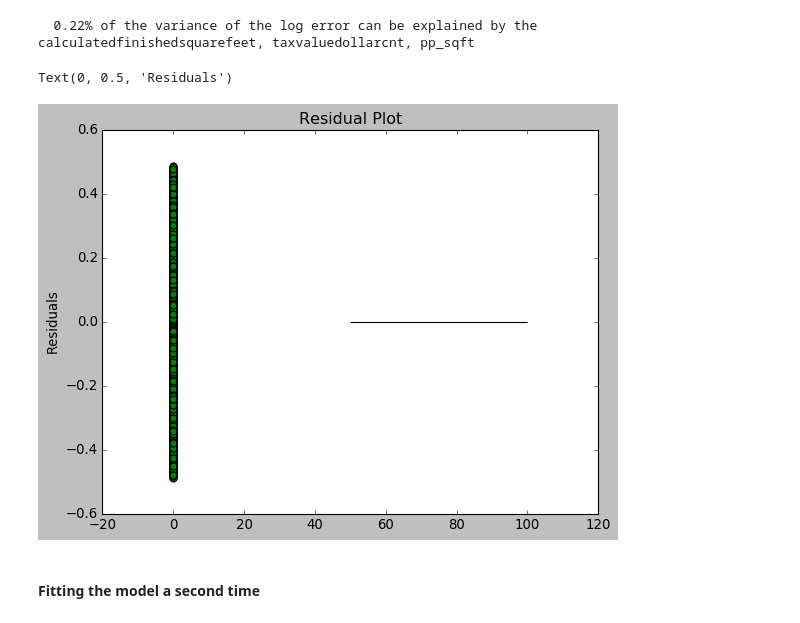
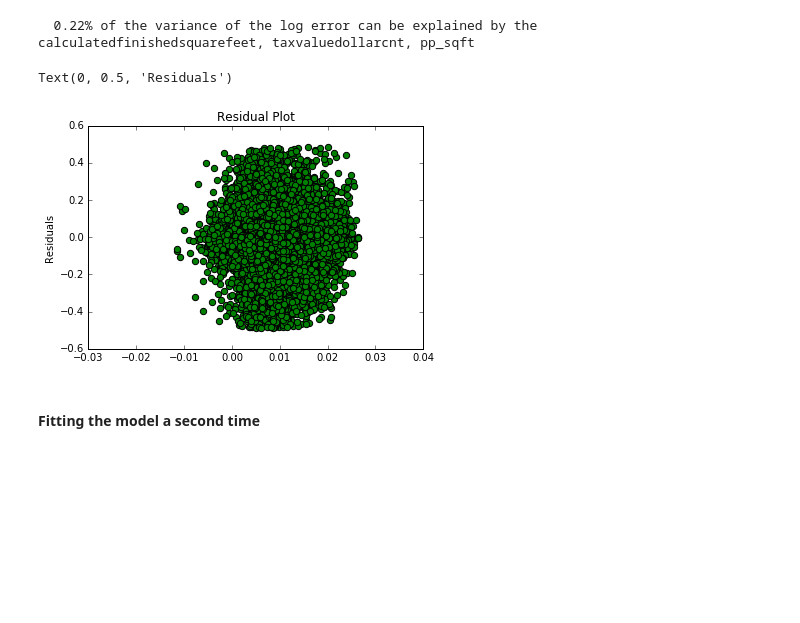
Before and after one commit to HackneyChad/Codeup_DS_projects, a Jupyter notebook: Regression_Proj_Hackney_Chad.ipynb, the cells around one changed output. Saved outputs shown, nothing was run; the diff lists cells and outputs as text; code cells hidden in the pictures; blank space fills up the shorter version.

```diff
--- a/Regression_Proj_Hackney_Chad.ipynb
+++ b/Regression_Proj_Hackney_Chad.ipynb
@@ -878,12 +878,12 @@ print('  {:.2%} of the variance of the log error can be explained by the calcula
   0.22% of the variance of the log error can be explained by the calculatedfinishedsquarefeet, taxvaluedollarcnt, pp_sqft
 # %%
 plt.scatter(y_pred_lm1, y_pred_lm1 - y_train, c='g', s=40)
-plt.hlines(y=0, xmin=50, xmax=100)
+#plt.hlines(y=0, xmin=50, xmax=100)
 plt.title('Residual Plot')
 plt.ylabel('Residuals')
 # %% [output]
 Text(0, 0.5, 'Residuals')
-[figure, old version]
+[figure, new version]
 # %% [markdown]
 #### Fitting the model a second time
 # %%
```
Also changed, not shown: parts of 12 cells of this notebook.
